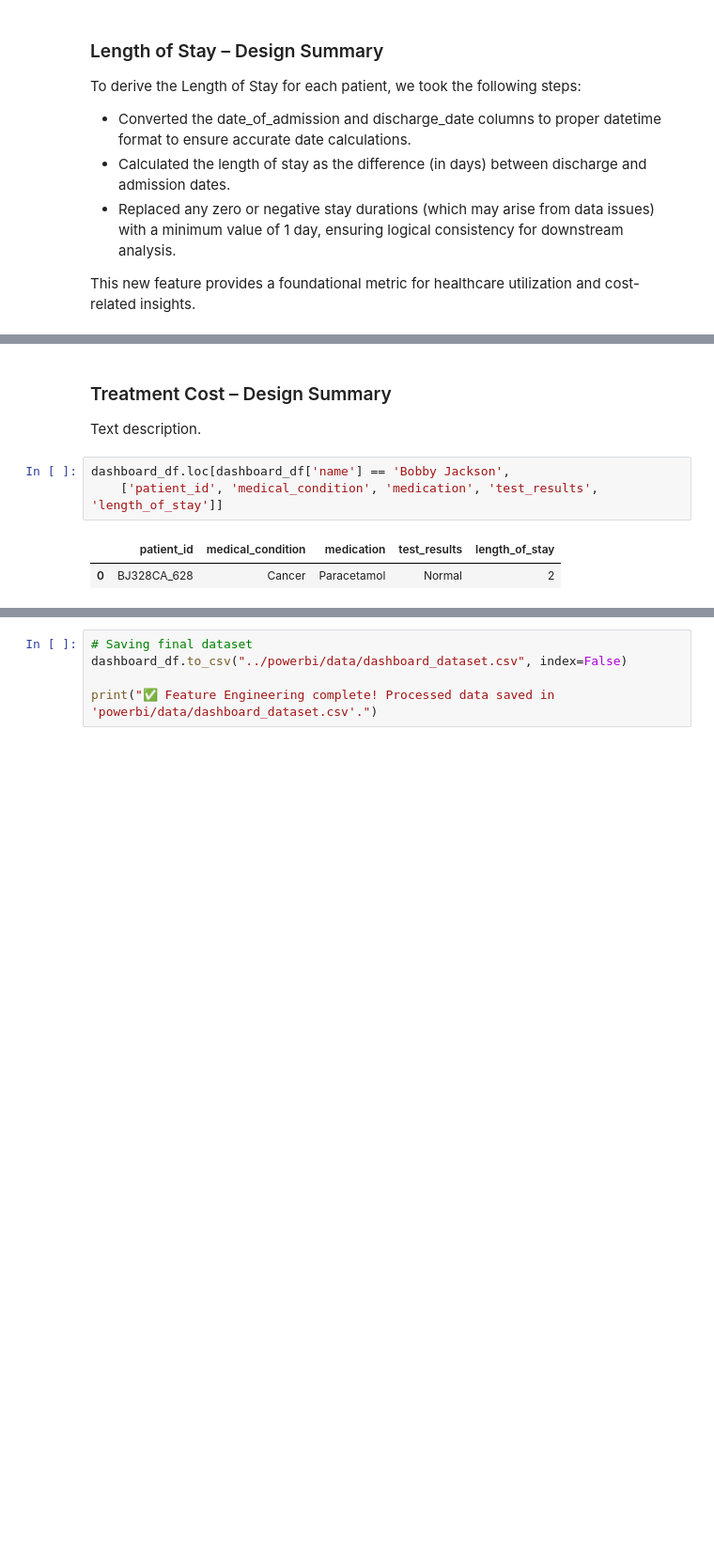
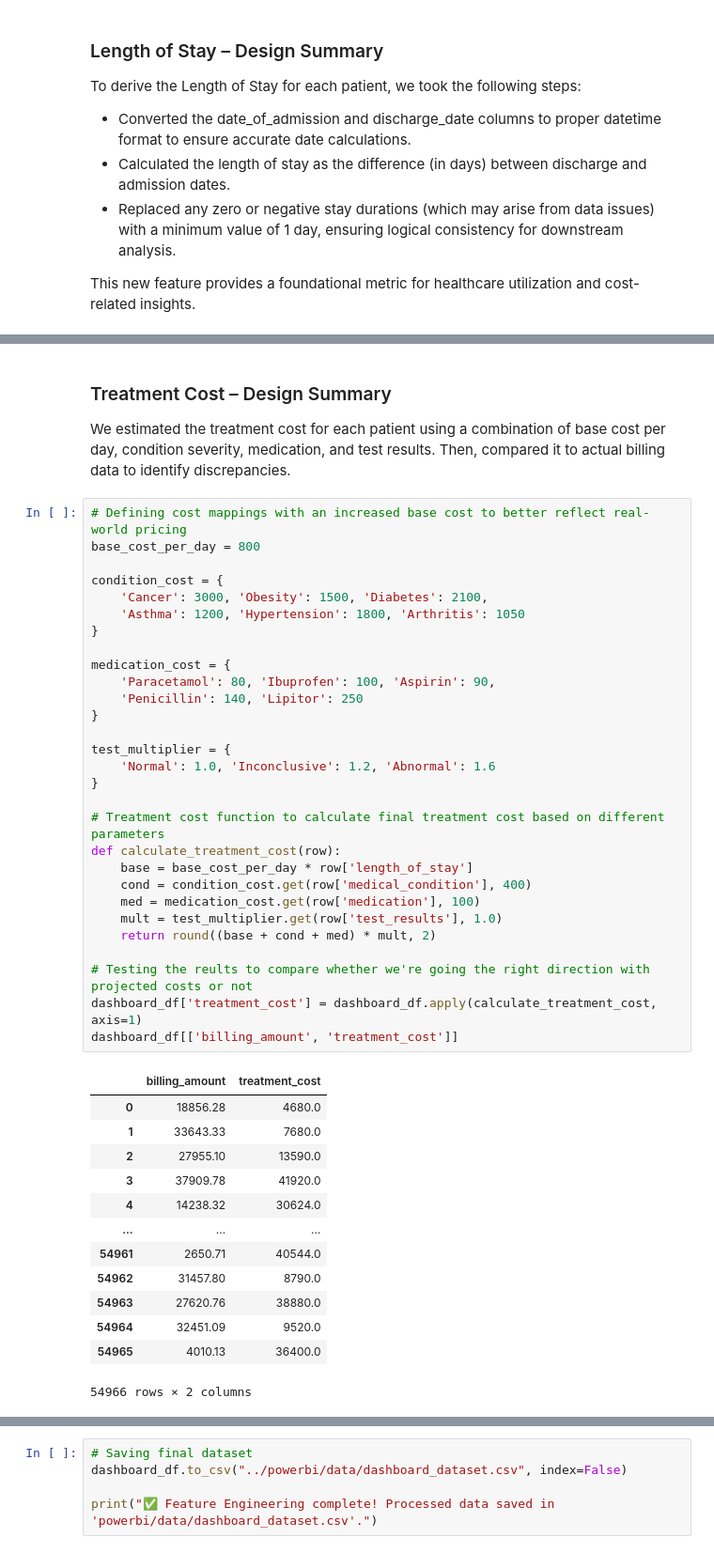
Before and after one commit to simelbarranco/Healthcare-Data-Analytics, a Jupyter notebook: scripts/feature_engineering.ipynb, the cells around one changed output, grey strips where cells are left out. Shown at 94% size. Drawn from its saved outputs; the diff is of its cells as text; blank space fills up the shorter version.

Commit message:
FE: Step #3 completed.
- Added projected_treatment_cost feature using base rates and patient data.
- Included cost_gap to compare with billing_amount and flag major differences.

```diff
--- a/scripts/feature_engineering.ipynb
+++ b/scripts/feature_engineering.ipynb
@@ -150,10 +150,47 @@ dashboard_df.head()
 # %% [markdown]
 ### Treatment Cost – Design Summary
 
-Text description.
+We estimated the treatment cost for each patient using a combination of base cost per day, condition severity, medication, and test results. Then, compared it to actual billing data to identify discrepancies.
-# %%
-dashboard_df.loc[dashboard_df['name'] == 'Bobby Jackson',
-    ['patient_id', 'medical_condition', 'medication', 'test_results', 'length_of_stay']]
-# %% [output]
-|  | patient_id | medical_condition | medication | test_results | length_of_stay |
-| 0 | BJ328CA_628 | Cancer | Paracetamol | Normal | 2 |
+# %%
+# Defining cost mappings with an increased base cost to better reflect real-world pricing
+base_cost_per_day = 800
+
+condition_cost = {
+    'Cancer': 3000, 'Obesity': 1500, 'Diabetes': 2100,
+    'Asthma': 1200, 'Hypertension': 1800, 'Arthritis': 1050
+}
+
+medication_cost = {
+    'Paracetamol': 80, 'Ibuprofen': 100, 'Aspirin': 90,
+    'Penicillin': 140, 'Lipitor': 250
+}
+
+test_multiplier = {
+    'Normal': 1.0, 'Inconclusive': 1.2, 'Abnormal': 1.6
+}
+
+# Treatment cost function to calculate final treatment cost based on different parameters
+def calculate_treatment_cost(row):
+    base = base_cost_per_day * row['length_of_stay']
+    cond = condition_cost.get(row['medical_condition'], 400)
+    med = medication_cost.get(row['medication'], 100)
+    mult = test_multiplier.get(row['test_results'], 1.0)
+    return round((base + cond + med) * mult, 2)
+
+# Testing the reults to compare whether we're going the right direction with projected costs or not
+dashboard_df['treatment_cost'] = dashboard_df.apply(calculate_treatment_cost, axis=1)
+dashboard_df[['billing_amount', 'treatment_cost']]
+# %% [output]
+|  | billing_amount | treatment_cost |
+| 0 | 18856.28 | 4680.0 |
+| 1 | 33643.33 | 7680.0 |
+| 2 | 27955.10 | 13590.0 |
+| 3 | 37909.78 | 41920.0 |
+| 4 | 14238.32 | 30624.0 |
+| ... | ... | ... |
+| 54961 | 2650.71 | 40544.0 |
+| 54962 | 31457.80 | 8790.0 |
+| 54963 | 27620.76 | 38880.0 |
+| 54964 | 32451.09 | 9520.0 |
+| 54965 | 4010.13 | 36400.0 |
+54966 rows × 2 columns
```
Also changed, not shown: parts of 3 cells of this notebook.
